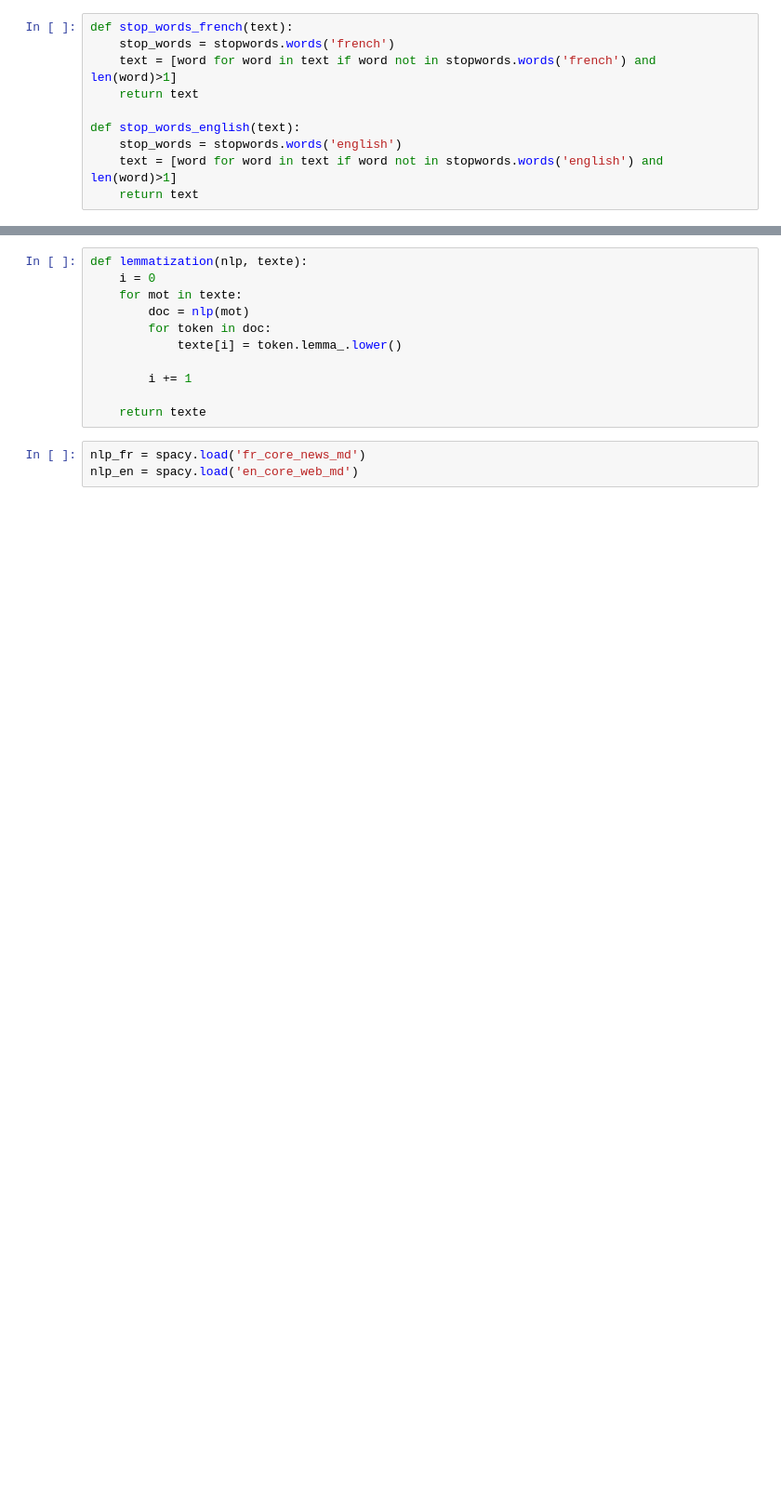
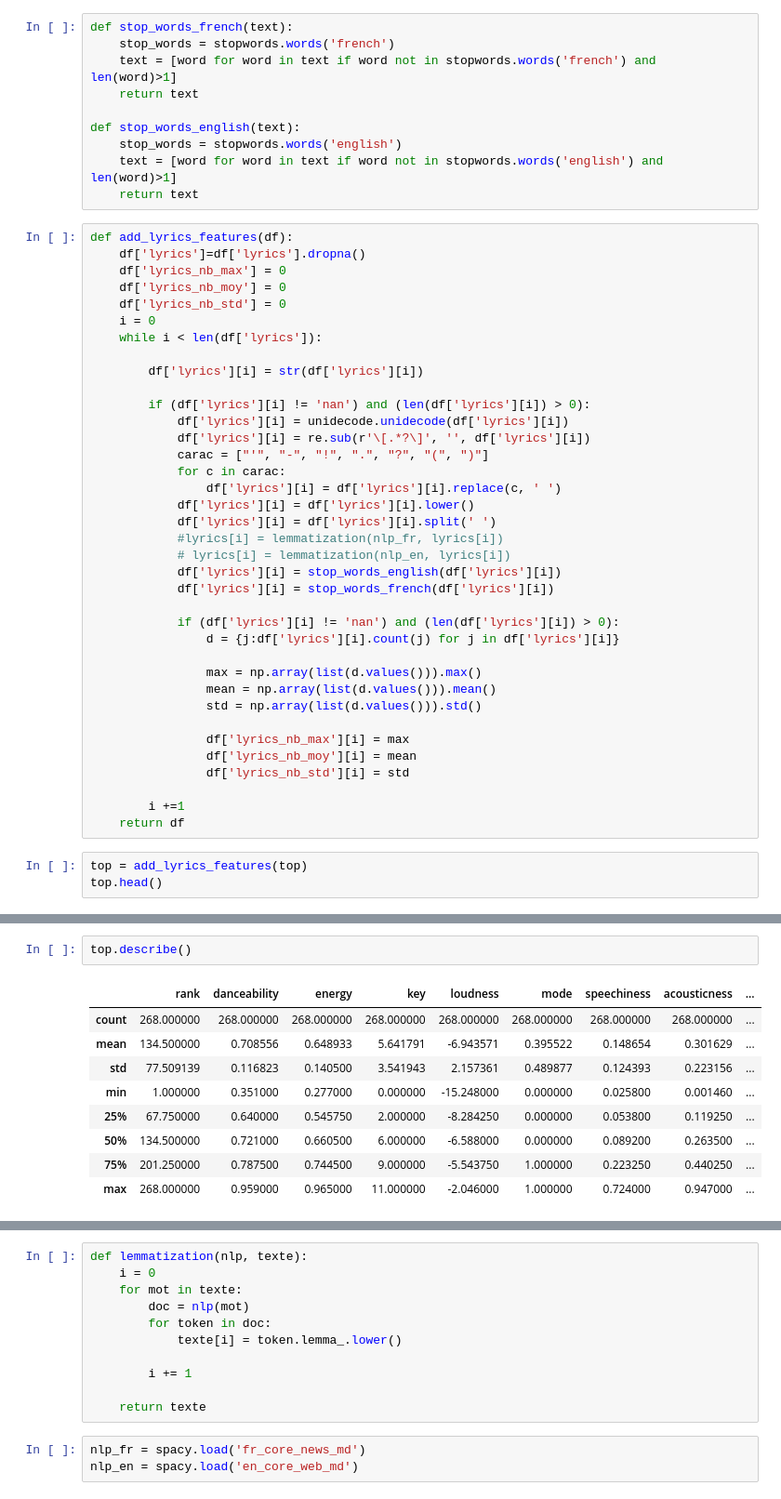
Before and after one commit to JustNao/NF21, a Jupyter notebook: test_lyrics_treatments.ipynb, the cells around one changed output, grey strips where cells are left out. Shown at 93% size. Saved outputs shown, nothing was run; the diff lists cells and outputs as text; blank space fills up the shorter version.

Commit message:
ajout 3 features lyrics

```diff
--- a/test_lyrics_treatments.ipynb
+++ b/test_lyrics_treatments.ipynb
@@ -33,3 +37,43 @@ def stop_words_english(text):
     stop_words = stopwords.words('english')
     text = [word for word in text if word not in stopwords.words('english') and len(word)>1]
     return text
+# %%
+def add_lyrics_features(df):
+    df['lyrics']=df['lyrics'].dropna()
+    df['lyrics_nb_max'] = 0
+    df['lyrics_nb_moy'] = 0
+    df['lyrics_nb_std'] = 0
+    i = 0
+    while i < len(df['lyrics']):
+
+        df['lyrics'][i] = str(df['lyrics'][i])
+
+        if (df['lyrics'][i] != 'nan') and (len(df['lyrics'][i]) > 0):
+            df['lyrics'][i] = unidecode.unidecode(df['lyrics'][i])
+            df['lyrics'][i] = re.sub(r'\[.*?\]', '', df['lyrics'][i])
+            carac = ["'", "-", "!", ".", "?", "(", ")"]
+            for c in carac:
+                df['lyrics'][i] = df['lyrics'][i].replace(c, ' ')
+            df['lyrics'][i] = df['lyrics'][i].lower()
+            df['lyrics'][i] = df['lyrics'][i].split(' ')
+            #lyrics[i] = lemmatization(nlp_fr, lyrics[i])
+            # lyrics[i] = lemmatization(nlp_en, lyrics[i])
+            df['lyrics'][i] = stop_words_english(df['lyrics'][i])
+            df['lyrics'][i] = stop_words_french(df['lyrics'][i])
+
+            if (df['lyrics'][i] != 'nan') and (len(df['lyrics'][i]) > 0):
+                d = {j:df['lyrics'][i].count(j) for j in df['lyrics'][i]}
+
+                max = np.array(list(d.values())).max()
+                mean = np.array(list(d.values())).mean()
+                std = np.array(list(d.values())).std()
+
+                df['lyrics_nb_max'][i] = max
+                df['lyrics_nb_moy'][i] = mean
+                df['lyrics_nb_std'][i] = std
+
+        i +=1
+    return df
+# %%
+top = add_lyrics_features(top)
+top.head()
@@ -35,0 +99,12 @@ def stop_words_english(text):
+# %%
+top.describe()
+# %% [output]
+|  | rank | danceability | energy | key | loudness | mode | speechiness | acousticness | ... |
+| count | 268.000000 | 268.000000 | 268.000000 | 268.000000 | 268.000000 | 268.000000 | 268.000000 | 268.000000 | ... |
+| mean | 134.500000 | 0.708556 | 0.648933 | 5.641791 | -6.943571 | 0.395522 | 0.148654 | 0.301629 | ... |
+| std | 77.509139 | 0.116823 | 0.140500 | 3.541943 | 2.157361 | 0.489877 | 0.124393 | 0.223156 | ... |
+| min | 1.000000 | 0.351000 | 0.277000 | 0.000000 | -15.248000 | 0.000000 | 0.025800 | 0.001460 | ... |
+| 25% | 67.750000 | 0.640000 | 0.545750 | 2.000000 | -8.284250 | 0.000000 | 0.053800 | 0.119250 | ... |
+| 50% | 134.500000 | 0.721000 | 0.660500 | 6.000000 | -6.588000 | 0.000000 | 0.089200 | 0.263500 | ... |
+| 75% | 201.250000 | 0.787500 | 0.744500 | 9.000000 | -5.543750 | 1.000000 | 0.223250 | 0.440250 | ... |
+| max | 268.000000 | 0.959000 | 0.965000 | 11.000000 | -2.046000 | 1.000000 | 0.724000 | 0.947000 | ... |
```
Also changed, not shown: parts of 13 cells of this notebook.
